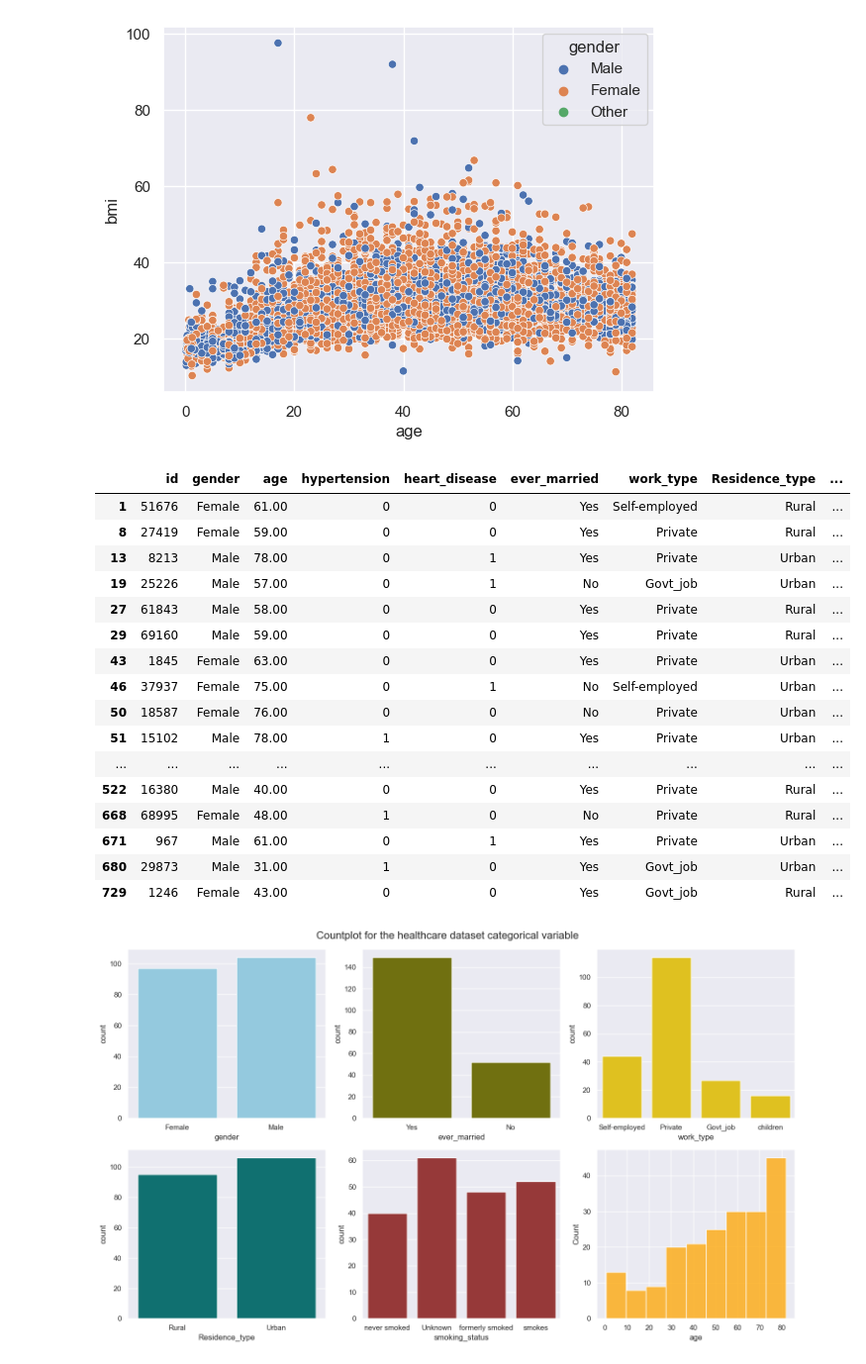
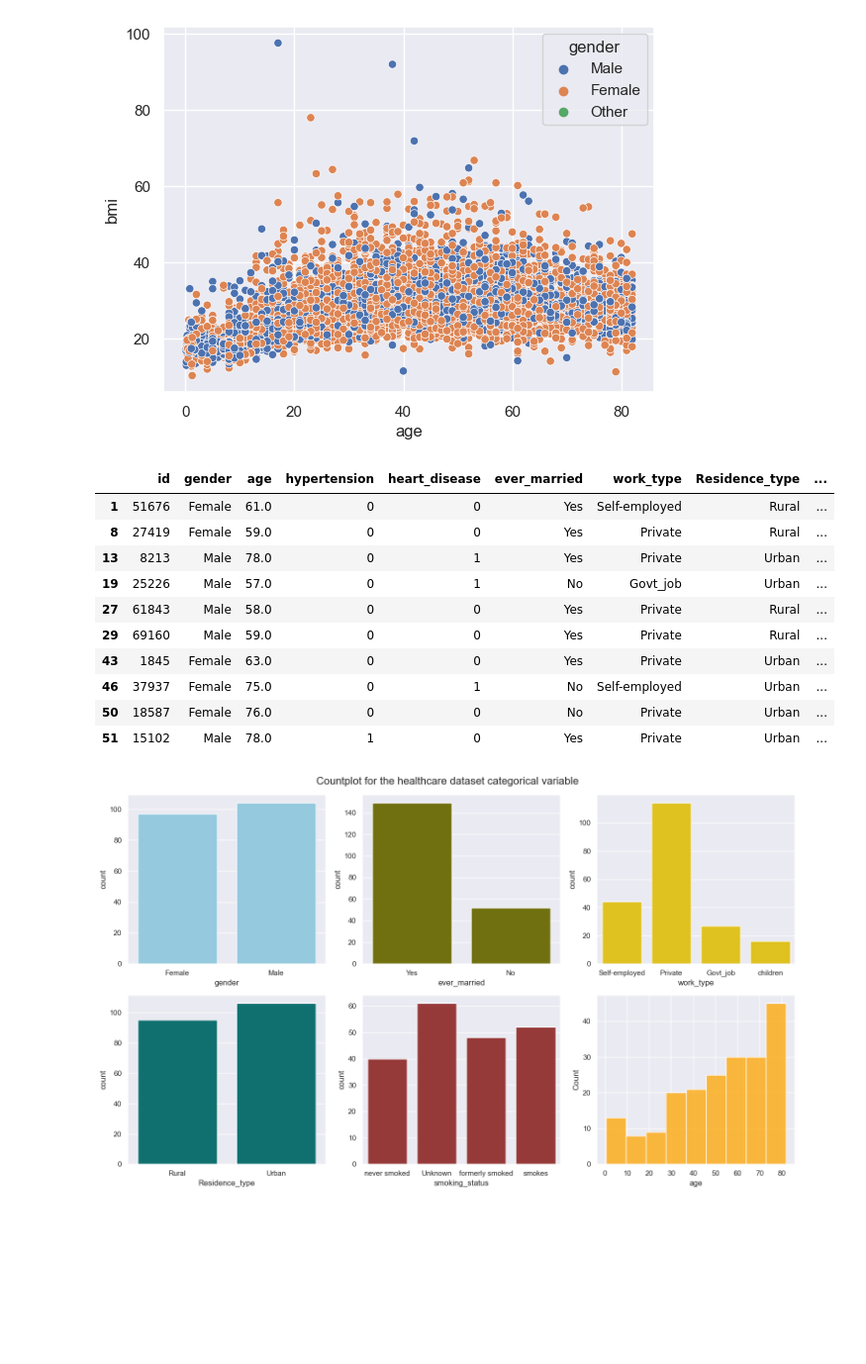
Before and after one commit to Gtalen/PFDA, a Jupyter notebook: pfda_project/stroke_prediction.ipynb, the cells around one changed output. Shown: that part at 99% size. Cells and saved outputs as stored; diff of their text form; code cells hidden in the pictures; blank space fills up the shorter version.

```diff
--- a/pfda_project/stroke_prediction.ipynb
+++ b/pfda_project/stroke_prediction.ipynb
@@ -163,25 +165,19 @@ sns.scatterplot(data=df, x='age', y='bmi', hue='gender')
 # %%
 # Create a new dataframe with only the missing values
 null_data = df[df.isnull().any(axis=1)]
-null_data.head(50)
+null_data.head(10)
 # %% [output]
 |  | id | gender | age | hypertension | heart_disease | ever_married | work_type | Residence_type | ... |
-| 1 | 51676 | Female | 61.00 | 0 | 0 | Yes | Self-employed | Rural | ... |
-| 8 | 27419 | Female | 59.00 | 0 | 0 | Yes | Private | Rural | ... |
-| 13 | 8213 | Male | 78.00 | 0 | 1 | Yes | Private | Urban | ... |
-| 19 | 25226 | Male | 57.00 | 0 | 1 | No | Govt_job | Urban | ... |
-| 27 | 61843 | Male | 58.00 | 0 | 0 | Yes | Private | Rural | ... |
-| 29 | 69160 | Male | 59.00 | 0 | 0 | Yes | Private | Rural | ... |
-| 43 | 1845 | Female | 63.00 | 0 | 0 | Yes | Private | Urban | ... |
-| 46 | 37937 | Female | 75.00 | 0 | 1 | No | Self-employed | Urban | ... |
-| 50 | 18587 | Female | 76.00 | 0 | 0 | No | Private | Urban | ... |
-| 51 | 15102 | Male | 78.00 | 1 | 0 | Yes | Private | Urban | ... |
-| ... | ... | ... | ... | ... | ... | ... | ... | ... | ... |
-| 522 | 16380 | Male | 40.00 | 0 | 0 | Yes | Private | Rural | ... |
-| 668 | 68995 | Female | 48.00 | 1 | 0 | No | Private | Rural | ... |
-| 671 | 967 | Male | 61.00 | 0 | 1 | Yes | Private | Urban | ... |
-| 680 | 29873 | Male | 31.00 | 1 | 0 | Yes | Govt_job | Urban | ... |
-| 729 | 1246 | Female | 43.00 | 0 | 0 | Yes | Govt_job | Rural | ... |
+| 1 | 51676 | Female | 61.0 | 0 | 0 | Yes | Self-employed | Rural | ... |
+| 8 | 27419 | Female | 59.0 | 0 | 0 | Yes | Private | Rural | ... |
+| 13 | 8213 | Male | 78.0 | 0 | 1 | Yes | Private | Urban | ... |
+| 19 | 25226 | Male | 57.0 | 0 | 1 | No | Govt_job | Urban | ... |
+| 27 | 61843 | Male | 58.0 | 0 | 0 | Yes | Private | Rural | ... |
+| 29 | 69160 | Male | 59.0 | 0 | 0 | Yes | Private | Rural | ... |
+| 43 | 1845 | Female | 63.0 | 0 | 0 | Yes | Private | Urban | ... |
+| 46 | 37937 | Female | 75.0 | 0 | 1 | No | Self-employed | Urban | ... |
+| 50 | 18587 | Female | 76.0 | 0 | 0 | No | Private | Urban | ... |
+| 51 | 15102 | Male | 78.0 | 1 | 0 | Yes | Private | Urban | ... |
 # %%
 # Create a histogram for the columns with BMI NAN
 # Create Subplots
```
Also changed, not shown: parts of 10 cells of this notebook.
